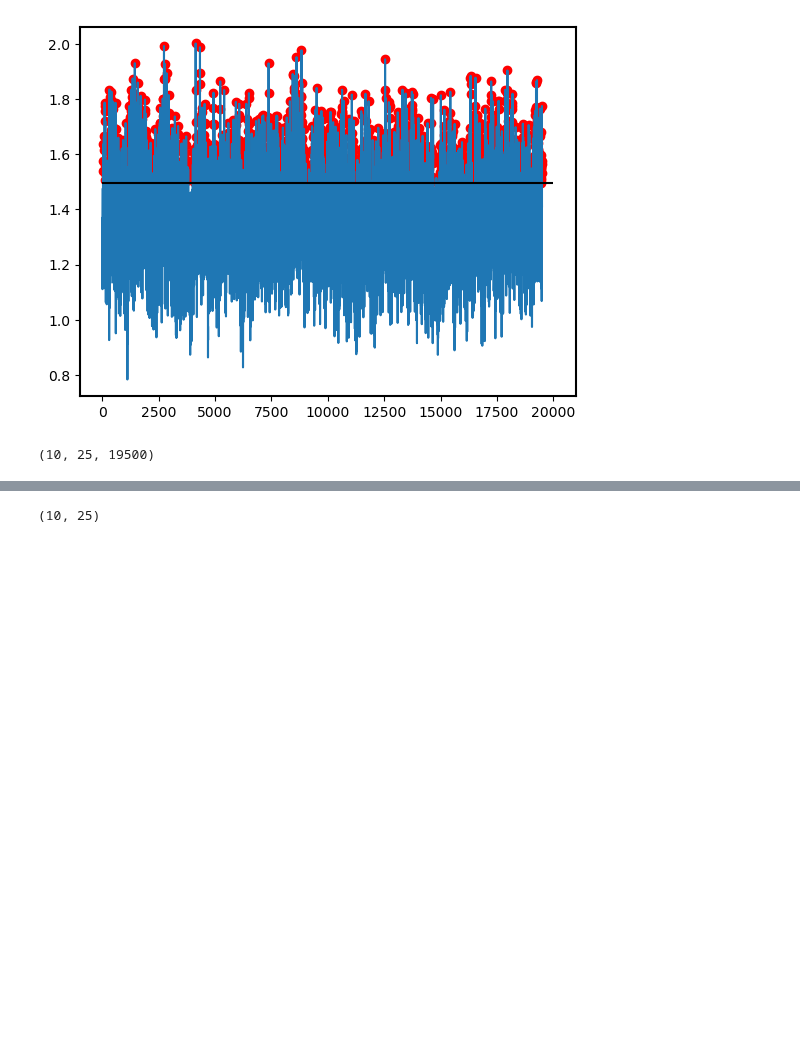
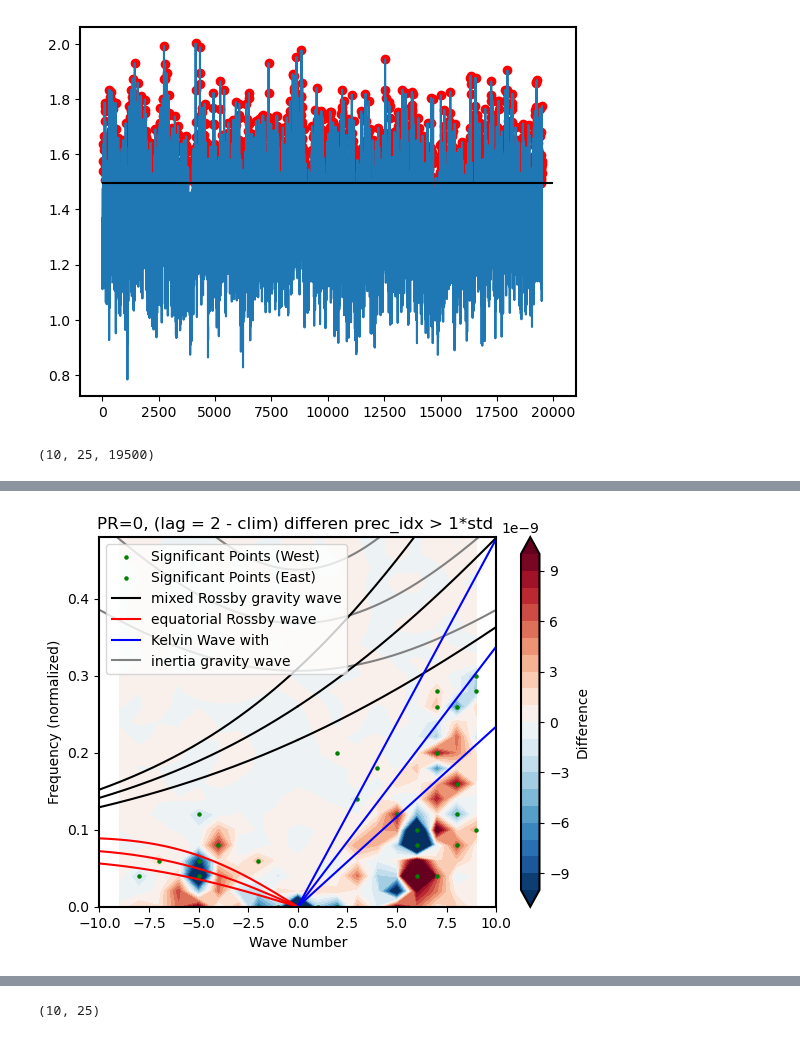
Before and after one commit to PeterChang1023/Moist_Dycore, a Jupyter notebook: IdealizeSpetral.jl/exp/HSt42/Jo_Jo_Dycore_Master_4.ipynb, the cells around one changed output, grey strips where cells are left out. Cells and saved outputs as stored; diff of their text form; code cells hidden in the pictures; blank space fills up the shorter version.

```diff
--- a/IdealizeSpetral.jl/exp/HSt42/Jo_Jo_Dycore_Master_4.ipynb
+++ b/IdealizeSpetral.jl/exp/HSt42/Jo_Jo_Dycore_Master_4.ipynb
@@ -1601,0 +1530,95 @@ plt.show()
+# %%
+# Calculate the threshold for significance
+east_lower_threshold = np.percentile(random_differences_east, alpha * 100, axis=2)  # Lower 5%
+east_upper_threshold = np.percentile(random_differences_east, (1 - alpha) * 100, axis=2)  # Upper 95%
+
+west_lower_threshold = np.percentile(random_differences_west, alpha * 100, axis=2)  # Lower 5%
+west_upper_threshold = np.percentile(random_differences_west, (1 - alpha) * 100, axis=2)  # Upper 95%
+
+##########################################################################################
+significance_mask_east = (differences_east < east_lower_threshold) | (differences_east > east_upper_threshold)
+significance_mask_west = (differences_west < west_lower_threshold) | (differences_west > west_upper_threshold)
+
+min_effect_size = 1e-9  # Define a minimum physical significance threshold
+significance_mask_east = significance_mask_east & (np.abs(differences_east) > min_effect_size)
+significance_mask_west = significance_mask_west & (np.abs(differences_west) > min_effect_size)
+
+
+# Plot for east
+cs = plt.contourf(
+    k[int(index_of_frequency_sml):int(index_of_frequency_big+1), int(index_of_wave_number_sml):int(index_of_wave_number_big+1)].T,
+    w[int(index_of_frequency_sml):int(index_of_frequency_big+1), int(index_of_wave_number_sml):int(index_of_wave_number_big+1)].T / 50,
+    differences_east,
+    levels=np.linspace(-1E-8, 1E-8, 21),
+    extend="both",
+    cmap="RdBu_r",
+)
+plt.colorbar(cs, label="Difference")
+
+# Add significance for east
+# cs = plt.contour(
+#     k[int(index_of_frequency_sml):int(index_of_frequency_big+1), int(index_of_wave_number_sml):int(index_of_wave_number_big+1)].T,
+#     w[int(index_of_frequency_sml):int(index_of_frequency_big+1), int(index_of_wave_number_sml):int(index_of_wave_number_big+1)].T / 50,
+#     significance_mask_east,
+#     levels=[1-1E-12, 1+1E-12],
+#     colors="black",
+#     linewidths=0.5,
+#     linestyles="dashed",
+# )
+
+# Plot for west
+cs = plt.contourf(
+    -k[int(index_of_frequency_sml):int(index_of_frequency_big+1), int(index_of_wave_number_sml):int(index_of_wave_number_big+1)].T,
+    w[int(index_of_frequency_sml):int(index_of_frequency_big+1), int(index_of_wave_number_sml):int(index_of_wave_number_big+1)].T / 50,
+    differences_west,
+    levels=np.linspace(-1E-8, 1E-8, 21),
+    extend="both",
+    cmap="RdBu_r",
+)
+
+
+# Add significance for west
+# plt.contour(
+#     -k[int(index_of_frequency_sml):int(index_of_frequency_big+1), int(index_of_wave_number_sml):int(index_of_wave_number_big+1)].T,
+#     w[int(index_of_frequency_sml):int(index_of_frequency_big+1), int(index_of_wave_number_sml):int(index_of_wave_number_big+1)].T / 50,
+#     significance_mask_west,
+#     levels=[1-1E-12, 1+1E-12],
+#     colors="black",
+#     linewidths=0.5,
+#     linestyles="dashed",
+# )
+
+
+##################################################################################
+# Scatter
+# Scatter dots on statistically significant regions for west
+significant_indices_west = np.where(significance_mask_west)
+plt.scatter(
+    -k[int(index_of_frequency_sml):int(index_of_frequency_big+1), int(index_of_wave_number_sml):int(index_of_wave_number_big+1)].T[significant_indices_west],
+    (w[int(index_of_frequency_sml):int(index_of_frequency_big+1), int(index_of_wave_number_sml):int(index_of_wave_number_big+1)].T[significant_indices_west]) / 50,
+    color='Green',
+    s=5,
+    label='Significant Points (West)',
+)
+
+
+significant_indices_east = np.where(significance_mask_east)
+print(significant_indices_east)
+plt.scatter(
+    k[int(index_of_frequency_sml):int(index_of_frequency_big+1), int(index_of_wave_number_sml):int(index_of_wave_number_big+1)].T[significant_indices_east],
+    (w[int(index_of_frequency_sml):int(index_of_frequency_big+1), int(index_of_wave_number_sml):int(index_of_wave_number_big+1)].T[significant_indices_east]) / 50,
+    color='Green',
+    s=5,
+    label='Significant Points (East)',
+)
+##################################################################################
+
+making_theoretical_line()
+
+plt.xlim([-10, 10])
+plt.ylim([0, 24 / 50])
+plt.title(f"PR={PR}, (lag = {lag} - clim) differen prec_idx > 1*std ")
+plt.xlabel("Wave Number")
+plt.ylabel("Frequency (normalized)")
+plt.show()
+# %% [output]
@@ -1601,0 +1633 @@ plt.show()
+[figure, added]
```
Also changed, not shown: parts of 23 cells of this notebook.
